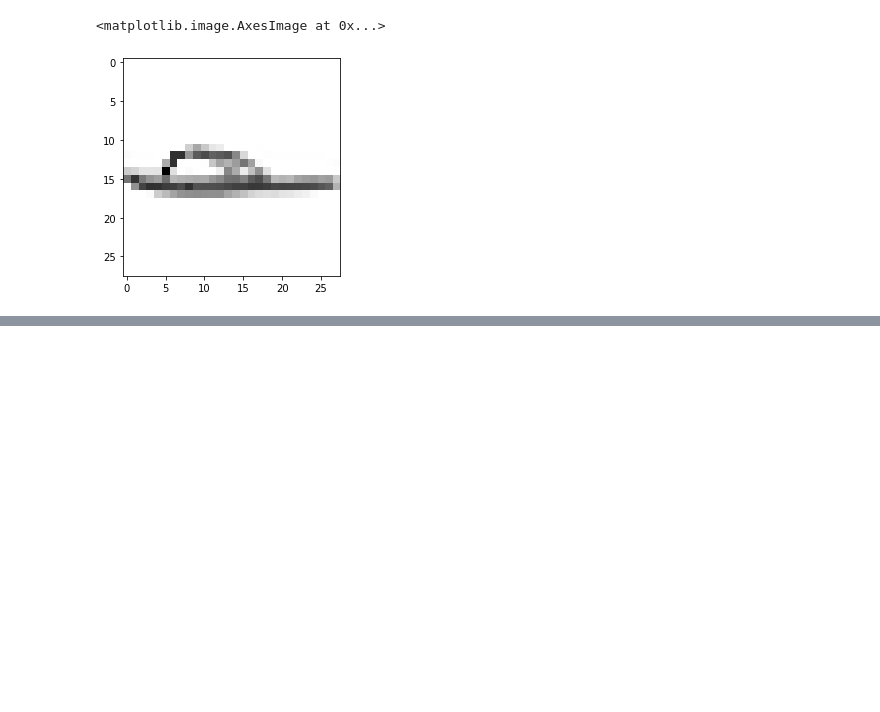
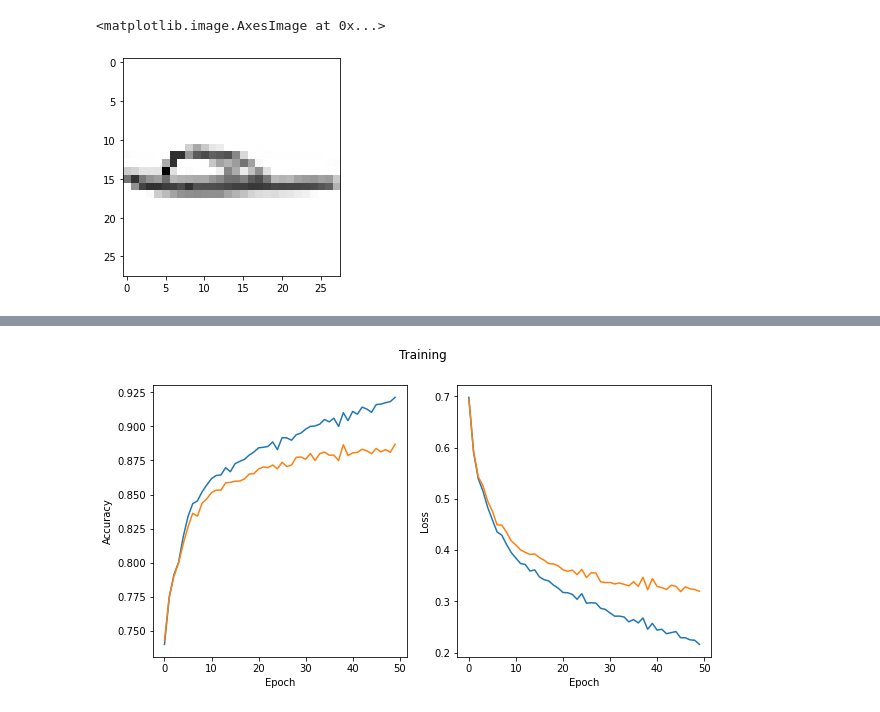
Before and after one commit to neel-one/fashion-mnist, a Jupyter notebook: fashion.ipynb, the cells around one changed output, grey strips where cells are left out. Cells and saved outputs as stored; diff of their text form; code cells hidden in the pictures; blank space fills up the shorter version.

```diff
--- a/fashion.ipynb
+++ b/fashion.ipynb
@@ -179,11 +195,12 @@ val_loss = []
 train_acc = []
 val_acc = []
 
-for epoch in range(hyperparam['num_epochs']):
+for epoch in range(hyperparams['num_epochs']):
 
     #Evaluate training batch
-    for i, X, y in enumerate(tr_loader):
-
+    for i, (X, y) in enumerate(tr_loader):
+        X = X.float()
+        y = y.long()
         #Zero out gradients
         optim.zero_grad()
 
@@ -198,7 +215,7 @@ for epoch in range(hyperparam['num_epochs']):
         loss.backward()
 
         #Update parameters (ADAM)
-        optimizer.step()
+        optim.step()
 
 
 
@@ -208,16 +225,18 @@ for epoch in range(hyperparam['num_epochs']):
     correct, total = 0.0, 0.0
     running_loss = []
 
-    for X, y in tr_loader:
+    for (X, y) in tr_loader:
+        X = X.float()
+        y = y.long()
         with torch.no_grad():
-            output = Model(X)
+            output = model(X.float())
             preds = predict(output)
 
             y_true.append(y)
             y_pred.append(preds)
 
             total += y.size(0)
-            correct += (predicted == y).sum().item()
+            correct += (preds == y).sum().item()
 
             running_loss.append(criterion(output, y).item())
 
@@ -228,20 +247,29 @@ for epoch in range(hyperparam['num_epochs']):
     correct, total = 0.0, 0.0
     running_loss = []
     for X, y in val_loader:
+        X = X.float()
+        y = y.long()
         with torch.no_grad():
-            output = Model(X)
+            output = model(X)
             preds = predict(output)
 
             y_true.append(y)
             y_pred.append(preds)
 
             total += y.size(0)
-            correct += (predicted == y).sum().item()
+            correct += (preds == y).sum().item()
 
             running_loss.append(criterion(output, y).item())
 
     val_loss.append(np.mean(running_loss))
     val_acc.append(correct/total)
 
+    if epoch % 2 == 0:
+        print(f'Train loss: {train_loss[-1]}')
+        print(f'Train acc: {train_acc[-1]}')
+        print(f'Val loss: {val_loss[-1]}')
+        print(f'Val acc: {val_acc[-1]}')
+
+
     #Save model
-    save(model, f'eo')
+    save(model, os.path.join('models', f'model_epoch{epoch}'))
@@ -247,0 +294,15 @@ for epoch in range(hyperparam['num_epochs']):
+# %%
+fig, axes = plt.subplots(1,2, figsize=(10,5))
+plt.suptitle('Training')
+axes[0].set_xlabel('Epoch')
+axes[0].set_ylabel('Accuracy')
+axes[1].set_xlabel('Epoch')
+axes[1].set_ylabel('Loss')
+x = np.arange(len(train_loss))
+axes[0].plot(x, train_acc)
+axes[1].plot(x, train_loss)
+axes[0].plot(x, val_acc)
+axes[1].plot(x, val_loss)
+plt.show()
+# %% [output]
+[figure, added]
```
Also changed, not shown: parts of 14 cells of this notebook.
